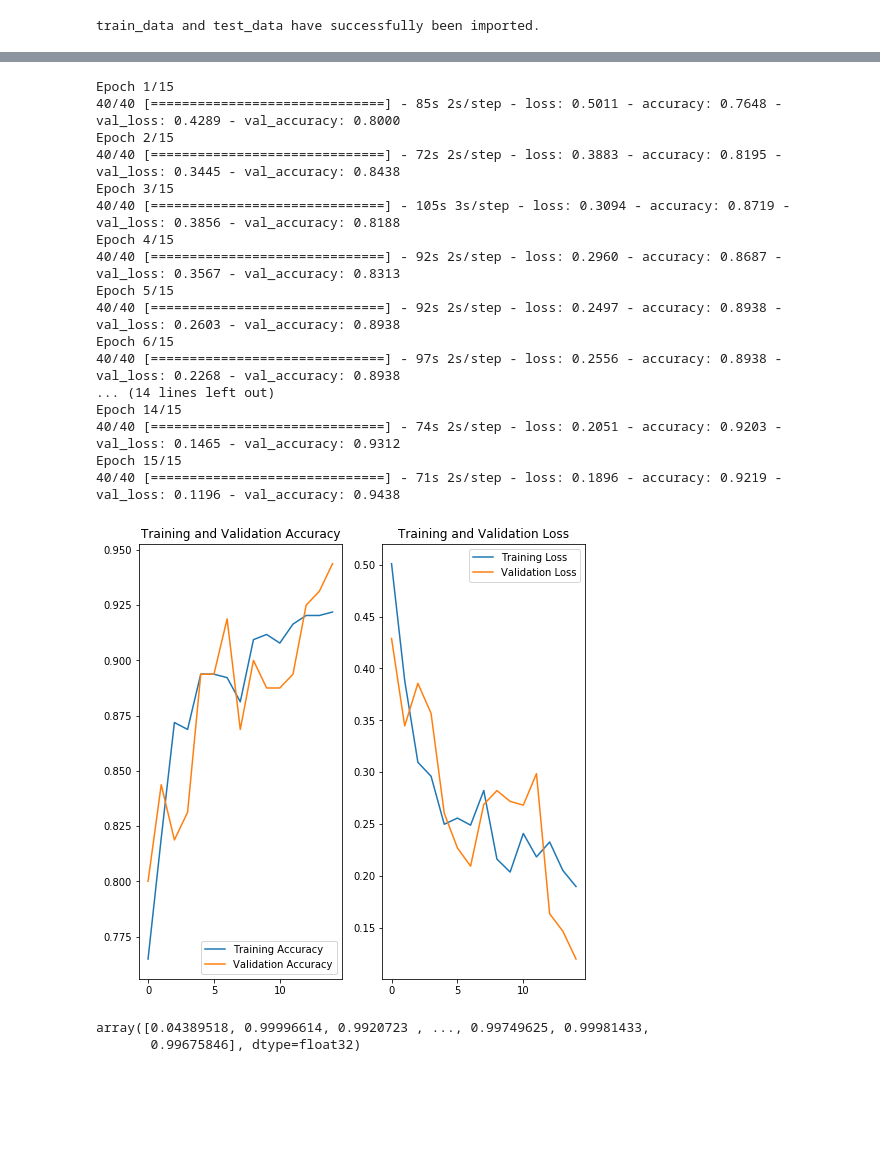
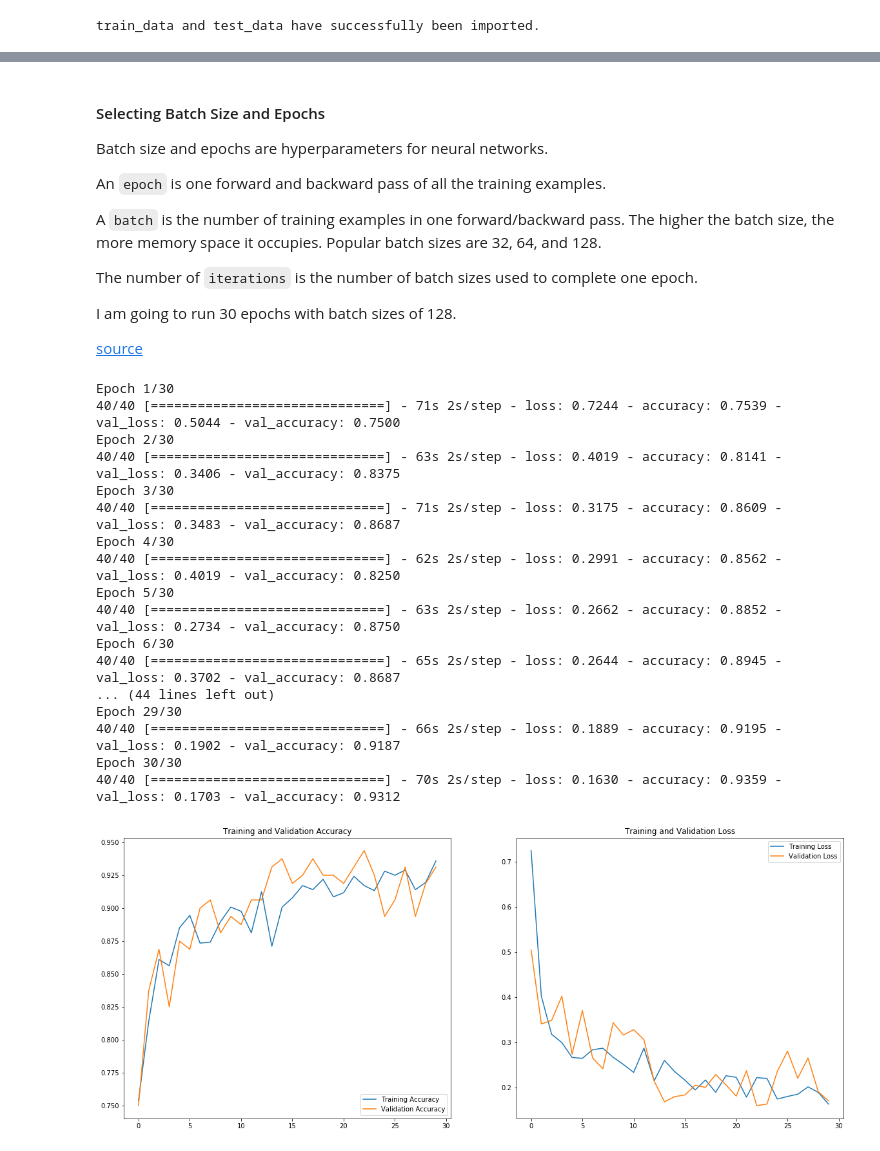
Before and after one commit to dansthemanwhosakid/CNN-Classification-X-rays, a Jupyter notebook: code/03_CNN_Model.ipynb, the cells around one changed output, grey strips where cells are left out. Saved outputs shown, nothing was run; the diff lists cells and outputs as text; code cells hidden in the pictures; blank space fills up the shorter version.

```diff
--- a/code/03_CNN_Model.ipynb
+++ b/code/03_CNN_Model.ipynb
@@ -106,3 +135,20 @@ epochs = 15
+# %% [markdown]
+#### Selecting Batch Size and Epochs
+Batch size and epochs are hyperparameters for neural networks.
+
+An `epoch` is one forward and backward pass of all the training examples.
+
+A `batch` is the number of training examples in one forward/backward pass. The higher the batch size, the more memory space it occupies. Popular batch sizes are 32, 64, and 128.
+
+The number of `iterations` is the number of batch sizes used to complete one epoch.
+
+I am going to run 30 epochs with batch sizes of 128.
+
+
+[source](https://stackoverflow.com/questions/4752626/epoch-vs-iteration-when-training-neural-networks)
+# %%
+epochs = 30
+batch_size = 128
 # %%
 total_train_images = len(glob.glob('../data/train/*/*.jpeg'))
 total_test_images = len(glob.glob('../data/test/*/*.jpeg'))
@@ -112,48 +158,51 @@ history = model.fit_generator(
     steps_per_epoch = total_train_images // batch_size,
     epochs = epochs,
     validation_data = train_data,
-    validation_steps = total_test_images // batch_size
+    validation_steps = total_test_images // batch_size,
+    verbose = 1
 )
 # %% [output]
-Epoch 1/15
-40/40 [==============================] - 85s 2s/step - loss: 0.5011 - accuracy: 0.7648 - val_loss: 0.4289 - val_accuracy: 0.8000
-Epoch 2/15
-40/40 [==============================] - 72s 2s/step - loss: 0.3883 - accuracy: 0.8195 - val_loss: 0.3445 - val_accuracy: 0.8438
-Epoch 3/15
-40/40 [==============================] - 105s 3s/step - loss: 0.3094 - accuracy: 0.8719 - val_loss: 0.3856 - val_accuracy: 0.8188
-Epoch 4/15
-40/40 [==============================] - 92s 2s/step - loss: 0.2960 - accuracy: 0.8687 - val_loss: 0.3567 - val_accuracy: 0.8313
-Epoch 5/15
-40/40 [==============================] - 92s 2s/step - loss: 0.2497 - accuracy: 0.8938 - val_loss: 0.2603 - val_accuracy: 0.8938
-Epoch 6/15
-40/40 [==============================] - 97s 2s/step - loss: 0.2556 - accuracy: 0.8938 - val_loss: 0.2268 - val_accuracy: 0.8938
-... (14 lines left out)
-Epoch 14/15
-40/40 [==============================] - 74s 2s/step - loss: 0.2051 - accuracy: 0.9203 - val_loss: 0.1465 - val_accuracy: 0.9312
-Epoch 15/15
-40/40 [==============================] - 71s 2s/step - loss: 0.1896 - accuracy: 0.9219 - val_loss: 0.1196 - val_accuracy: 0.9438
+Epoch 1/30
+40/40 [==============================] - 71s 2s/step - loss: 0.7244 - accuracy: 0.7539 - val_loss: 0.5044 - val_accuracy: 0.7500
+Epoch 2/30
+40/40 [==============================] - 63s 2s/step - loss: 0.4019 - accuracy: 0.8141 - val_loss: 0.3406 - val_accuracy: 0.8375
+Epoch 3/30
+40/40 [==============================] - 71s 2s/step - loss: 0.3175 - accuracy: 0.8609 - val_loss: 0.3483 - val_accuracy: 0.8687
+Epoch 4/30
+40/40 [==============================] - 62s 2s/step - loss: 0.2991 - accuracy: 0.8562 - val_loss: 0.4019 - val_accuracy: 0.8250
+Epoch 5/30
+40/40 [==============================] - 63s 2s/step - loss: 0.2662 - accuracy: 0.8852 - val_loss: 0.2734 - val_accuracy: 0.8750
+Epoch 6/30
+40/40 [==============================] - 65s 2s/step - loss: 0.2644 - accuracy: 0.8945 - val_loss: 0.3702 - val_accuracy: 0.8687
+... (44 lines left out)
+Epoch 29/30
+40/40 [==============================] - 66s 2s/step - loss: 0.1889 - accuracy: 0.9195 - val_loss: 0.1902 - val_accuracy: 0.9187
+Epoch 30/30
+40/40 [==============================] - 70s 2s/step - loss: 0.1630 - accuracy: 0.9359 - val_loss: 0.1703 - val_accuracy: 0.9312
 # %%
+# From https://www.tensorflow.org/tutorials/images/classification
+
 acc = history.history['accuracy']
 val_acc = history.history['val_accuracy']
 
 loss = history.history['loss']
 val_loss = history.history['val_loss']
 
 epochs_range = range(epochs)
 
-plt.figure(figsize=(8, 8))
+plt.figure(figsize=(20, 8))
 plt.subplot(1, 2, 1)
 plt.plot(epochs_range, acc, label='Training Accuracy')
 plt.plot(epochs_range, val_acc, label='Validation Accuracy')
 plt.legend(loc='lower right')
 plt.title('Training and Validation Accuracy')
 
 plt.subplot(1, 2, 2)
 plt.plot(epochs_range, loss, label='Training Loss')
 plt.plot(epochs_range, val_loss, label='Validation Loss')
 plt.legend(loc='upper right')
 plt.title('Training and Validation Loss')
 plt.show()
 # %% [output]
-[figure, old version]
+[figure, new version]
 # %%
@@ -161,5 +209,0 @@ y_pred = model.predict(train_data)
-# %%
-y_pred[:,0]
-# %% [output]
-array([0.04389518, 0.99996614, 0.9920723 , ..., 0.99749625, 0.99981433,
-       0.99675846], dtype=float32)
```
Also changed, not shown: parts of 15 cells of this notebook, 7 other files.
